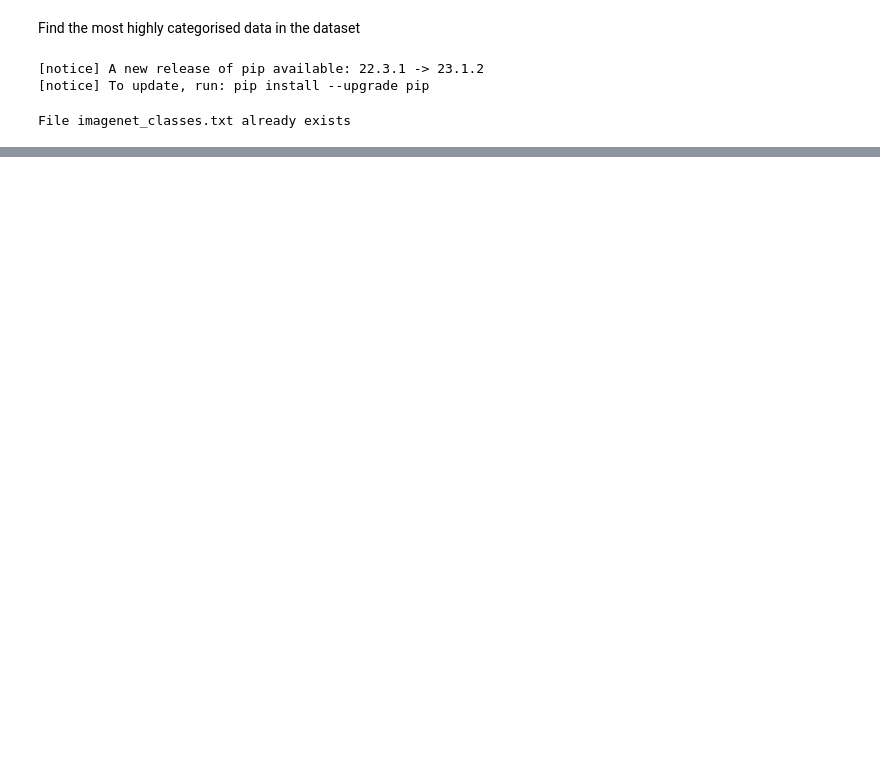
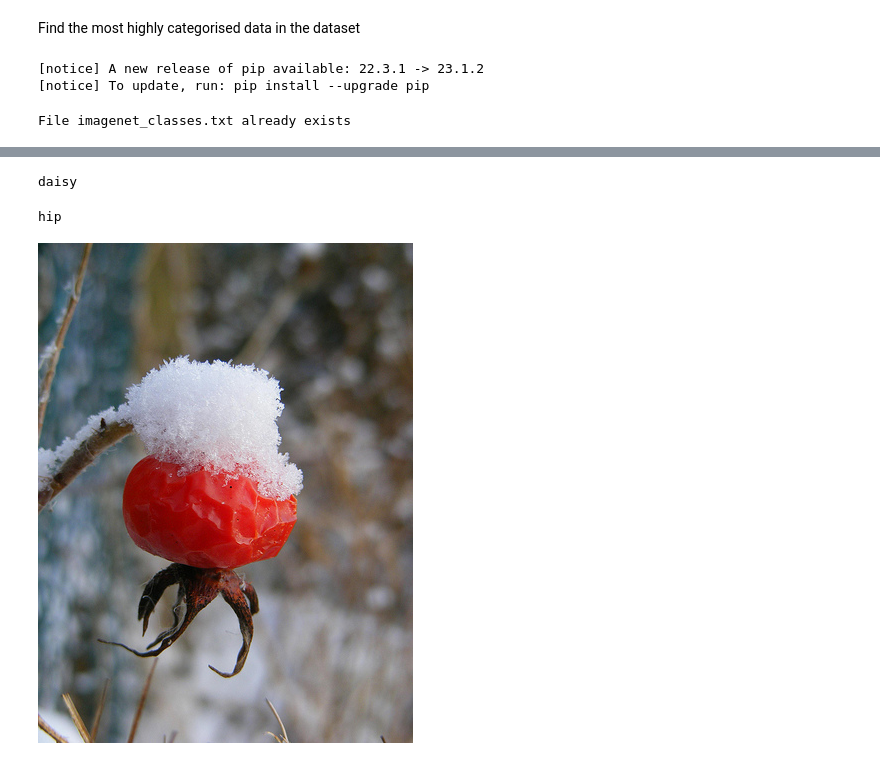
Before and after one commit to MetricSearch/simcoder-pytorch, a Jupyter notebook: notebooks/categorical_categories.ipynb, the cells around one changed output, grey strips where cells are left out. Saved outputs shown, nothing was run; the diff lists cells and outputs as text; code cells hidden in the pictures; blank space fills up the shorter version.

```diff
--- a/notebooks/categorical_categories.ipynb
+++ b/notebooks/categorical_categories.ipynb
@@ -34,13 +34,13 @@ File imagenet_classes.txt already exists
 with open("imagenet_classes.txt", "r") as f:
     categories = [s.strip() for s in f.readlines()]
 # %%
+from pathlib import Path
 # Load the softmax encodings of the data
 
-smData = load_mf_softmax()
+from simcoder.similarity import load_mf_encodings
+
+smData = load_mf_encodings(Path('/Volumes/Data/mf_alexnet_softmax'))
 
 # Load the data
 
-import pathlib
-from simcoder.similarity import load_mf_encodings
-
-allData = load_mf_encodings(pathlib.Path("/Volumes/Data/mf_resnet50")) # load resnet 50 encodings
+allData = load_mf_encodings(Path("/Volumes/Data/mf_resnet50")) # load resnet 50 encodings
@@ -60,11 +79,21 @@ for i in range(20):
 # %%
-
 from simcoder.experiment import get_nth_categorical_query
 
-
-top_cats = top_cats[0: 100]  # subset the top categories
-queries = get_nth_categorical_query(top_cats,smData,20)  # get one query in each category
+top_caters = top_cats[0: 100]  # subset the top categories
+print( categories[top_caters[0]] )
+queries = get_nth_categorical_query(top_caters,smData,0)  # get one query in each category
 
 from simcoder.similarity import get_mf_image
-
-get_mf_image(queries[0])
+# %% [output]
+daisy
+# %%
+from simcoder.count_cats import get_topcat
+
+
+q = queries[9]
+found_cat = get_topcat(q,smData)
+print( categories[found_cat] )
+get_mf_image(q)
+# %% [output]
+hip
+[figure, added]
```
Also changed, not shown: parts of 3 cells of this notebook.
